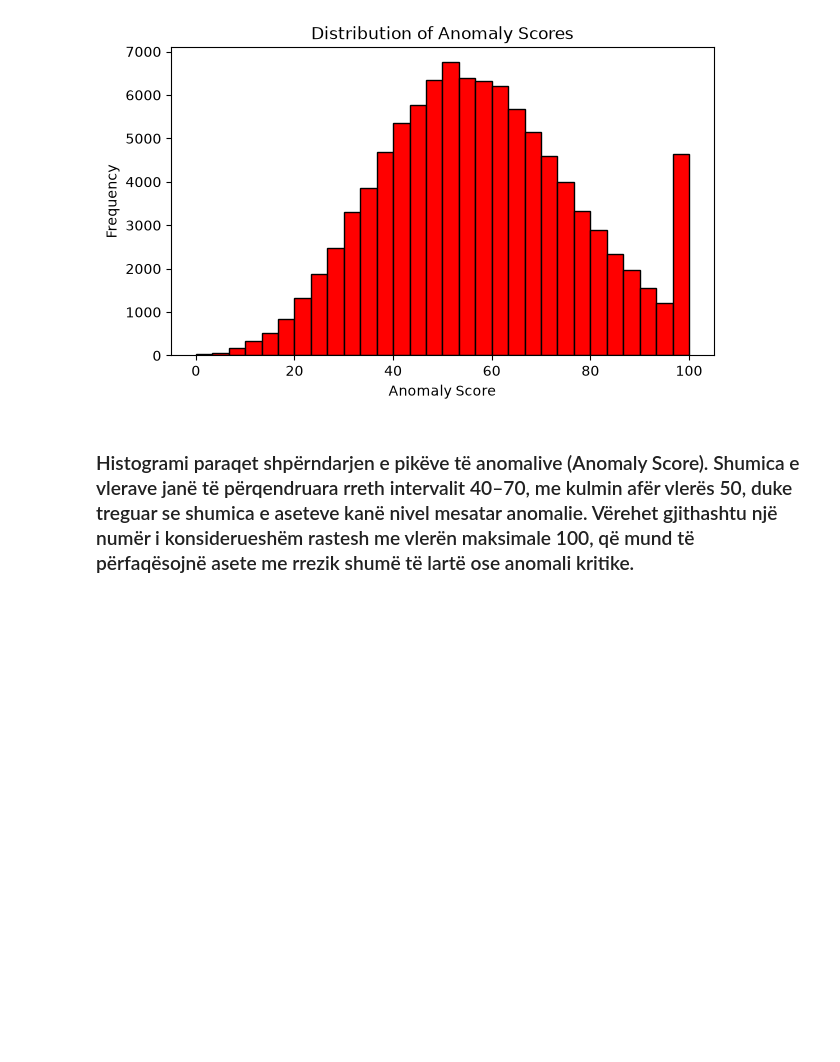
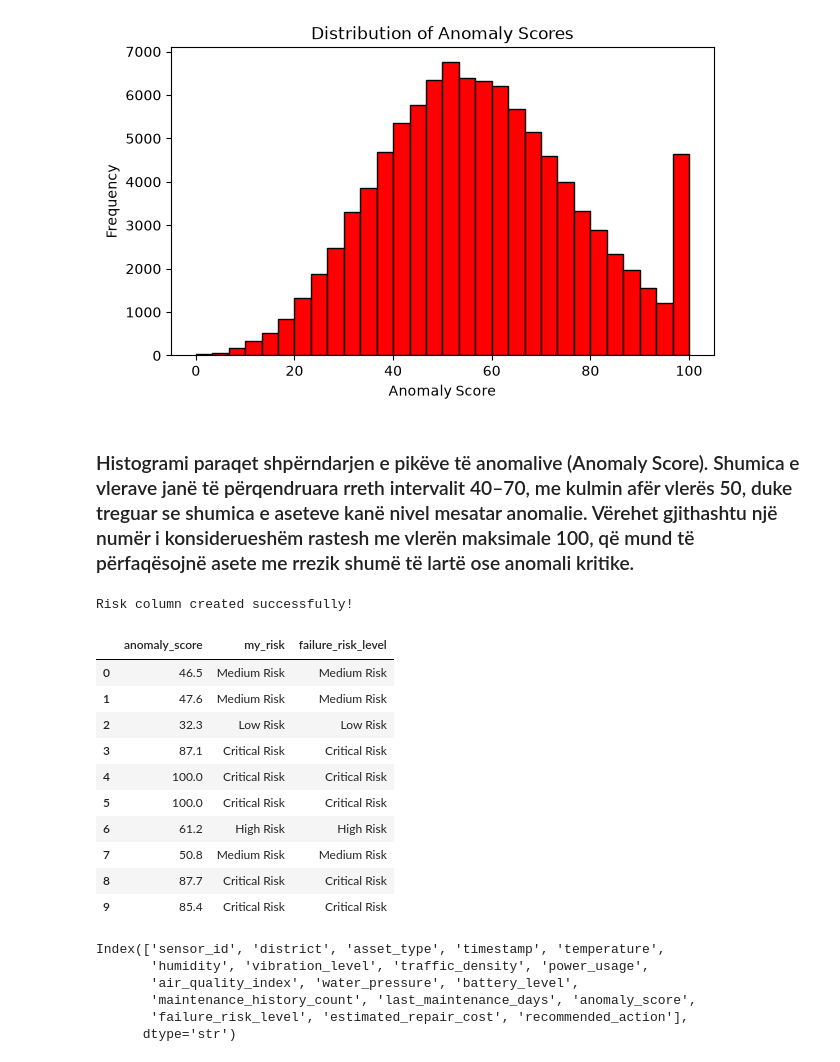
Before and after one commit to Lea-M04/smart_city, a Jupyter notebook: notebooks/process_dataset.ipynb, the cells around one changed output. Saved outputs shown, nothing was run; the diff lists cells and outputs as text; code cells hidden in the pictures; blank space fills up the shorter version.

```diff
--- a/notebooks/process_dataset.ipynb
+++ b/notebooks/process_dataset.ipynb
@@ -468,0 +471,29 @@ plt.show()
+# %%
+df["my_risk"] = pd.cut(
+    df["anomaly_score"],
+    bins=[-1, 40, 60, 80, 101],
+    labels=[
+        "Low Risk",
+        "Medium Risk",
+        "High Risk",
+        "Critical Risk"
+    ]
+)
+
+print("Risk column created successfully!")
+# %% [output]
+Risk column created successfully!
+# %%
+df[["anomaly_score", "my_risk", "failure_risk_level"]].head(10)
+# %% [output]
+|  | anomaly_score | my_risk | failure_risk_level |
+| 0 | 46.5 | Medium Risk | Medium Risk |
+| 1 | 47.6 | Medium Risk | Medium Risk |
+| 2 | 32.3 | Low Risk | Low Risk |
+| 3 | 87.1 | Critical Risk | Critical Risk |
+| 4 | 100.0 | Critical Risk | Critical Risk |
+| 5 | 100.0 | Critical Risk | Critical Risk |
+| 6 | 61.2 | High Risk | High Risk |
+| 7 | 50.8 | Medium Risk | Medium Risk |
+| 8 | 87.7 | Critical Risk | Critical Risk |
+| 9 | 85.4 | Critical Risk | Critical Risk |
@@ -468,0 +502,9 @@ plt.show()
+# %%
+df.columns
+# %% [output]
+Index(['sensor_id', 'district', 'asset_type', 'timestamp', 'temperature',
+       'humidity', 'vibration_level', 'traffic_density', 'power_usage',
+       'air_quality_index', 'water_pressure', 'battery_level',
+       'maintenance_history_count', 'last_maintenance_days', 'anomaly_score',
+       'failure_risk_level', 'estimated_repair_cost', 'recommended_action'],
+      dtype='str')
```
Also changed, not shown: parts of 2 cells of this notebook.
